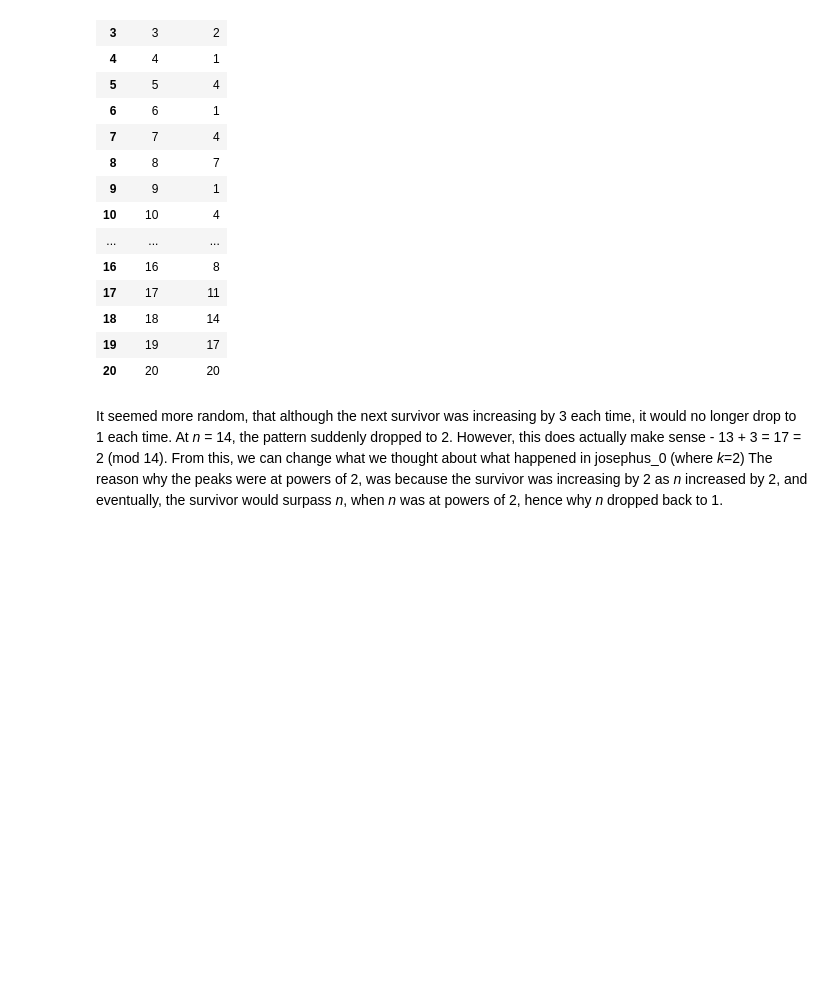
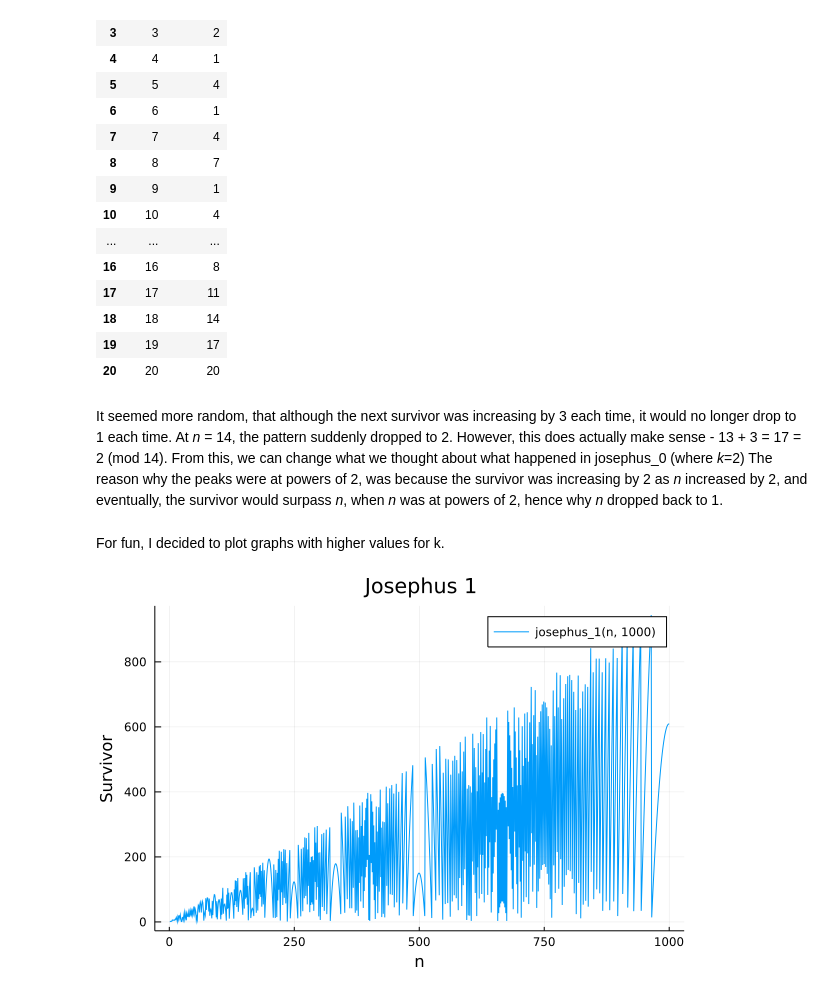
Before and after one commit to TheKonamiKoder/josephus-problem, a Jupyter notebook: src/josephus-problem.ipynb, the cells around one changed output. Cells and saved outputs as stored; diff of their text form; code cells hidden in the pictures; blank space fills up the shorter version.

```diff
--- a/src/josephus-problem.ipynb
+++ b/src/josephus-problem.ipynb
@@ -85,3 +85,15 @@ DataFrame(n=n[1:20], survivor=survivor[1:20])
 | 20 | 20 | 20 |
 # %% [markdown]
 It seemed more random, that although the next survivor was increasing by 3 each time, it would no longer drop to 1 each time. At *n* = 14, the pattern suddenly dropped to 2. However, this does actually make sense - 13 + 3 = 17 = 2 (mod 14). From this, we can change what we thought about what happened in josephus_0 (where *k*=2) The reason why the peaks were at powers of 2, was because the survivor was increasing by 2 as *n* increased by 2, and eventually, the survivor would surpass *n*, when *n* was at powers of 2, hence why *n* dropped back to 1.
+# %% [markdown]
+For fun, I decided to plot graphs with higher values for k.
+# %%
+n = 1:1000
+survivor = JosephusFunctions.josephus_1.(n, 1000)
+
+plot(n, survivor, label="josephus_1(n, 1000)")
+title!("Josephus 1")
+xlabel!("n")
+ylabel!("Survivor")
+# %% [output]
+[figure, added]
```
Also changed, not shown: parts of 18 cells of this notebook.
